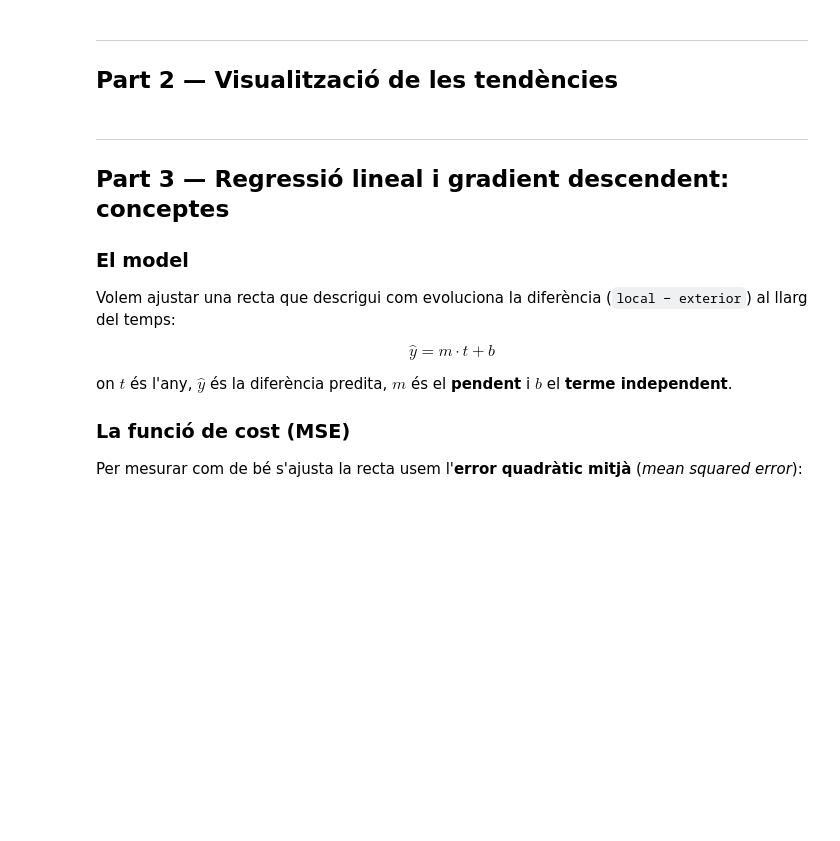
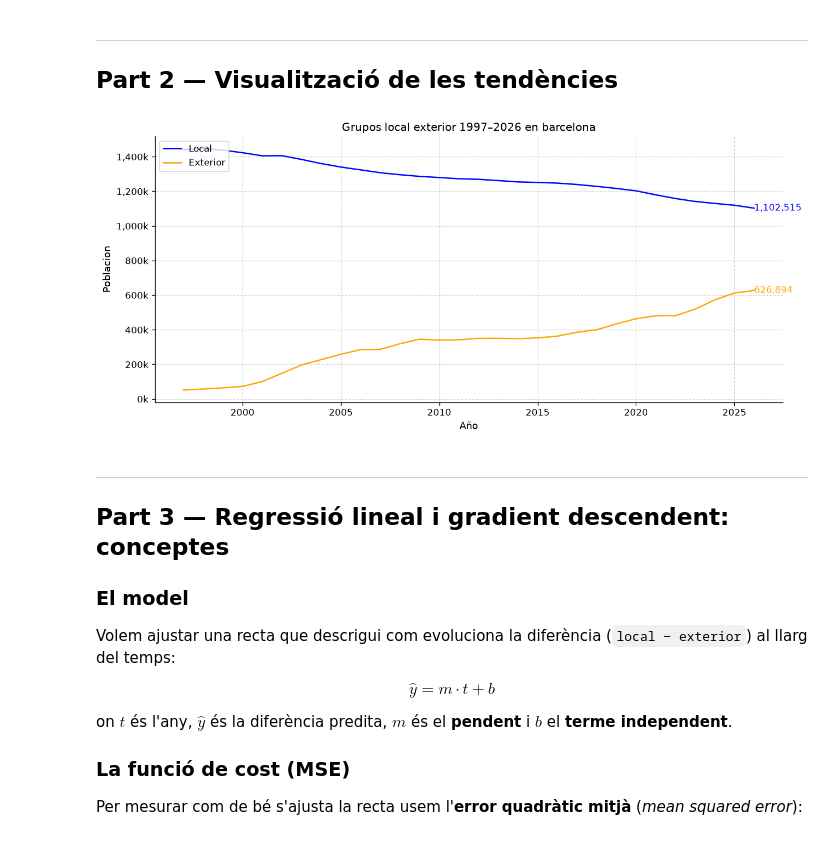
Before and after one commit to KevinBravoLascano/tanoca_p1, a Jupyter notebook: pràctica 1/pra╠Çctica 1/exercici2.ipynb, the cells around one changed output. Cells and saved outputs as stored; diff of their text form; code cells hidden in the pictures; blank space fills up the shorter version.

```diff
--- a/pràctica 1/pra╠Çctica 1/exercici2.ipynb
+++ b/pràctica 1/pra╠Çctica 1/exercici2.ipynb
@@ -94,7 +98,14 @@ igualat.
 #   2. Agrupa per ["Any", "Grup"] i suma Total.
 #   3. Fes un pivot per tenir local i exterior com a columnes.
 #   4. Calcula diferencia = local − exterior.
+serie_anual["Grup"] = np.where(serie_anual["LLOC_NAIX"].isin([1, 2, 3]), "local", "exterior")
+df_comparacio = (
+    serie_anual
+    .groupby(["Any","Grup"], as_index=False)["Total"]
+    .sum()
+    .pivot(index="Any", columns="Grup", values="Total").reset_index()
 
-df_comparacio = ...  # 🔧
-
+)  # 🔧
+df_comparacio["diferencia"] = df_comparacio["local"] - df_comparacio["exterior"]
+print(df_comparacio)
 print(df_comparacio.tail(5).to_string(index=False))
@@ -104,17 +133,35 @@ print(df_comparacio.tail(5).to_string(index=False))
 # %%
 # 🔧 Gràfic de 2 línies: grup "local" i grup "exterior" 1997–2026
 #
 # Requisits:
 #   - Dues línies amb colors diferenciats
 #   - Títol, etiquetes d'eixos i llegenda
 #   - Eix Y en milers (FuncFormatter)
 #   - Anotació del valor final (2026) a la dreta de cada línia
-
+from matplotlib.ticker import FuncFormatter
 fig, ax = plt.subplots(figsize=(11, 5))
 # 🔧 Escriu el codi aquí
+local = df_comparacio["local"]
+exterior= df_comparacio["exterior"]
+ax.plot(df_comparacio["Any"],local, label="Local", color="blue")
+ax.plot(df_comparacio["Any"], exterior, label="Exterior", color="orange")
+
+formatter_milers = FuncFormatter(lambda x, pos: f"{x/1000:,.0f}k")
+ax.yaxis.set_major_formatter(formatter_milers)
+
+plt.text(2026, df_comparacio[df_comparacio["Any"] == 2026]["local"].values[0], f"{df_comparacio[df_comparacio["Any"] == 2026]["local"].values[0]:,.0f}", color="blue", fontsize=10, va="center", ha="left")
+plt.text(2026, df_comparacio[df_comparacio["Any"] == 2026]["exterior"].values[0], f"{df_comparacio[df_comparacio["Any"] == 2026]["exterior"].values[0]:,.0f}", color="orange", fontsize=10, va="center", ha="left")
+
+ax.set_title("Grupos local exterior 1997–2026 en barcelona")
+ax.set_xlabel("Año", fontsize=11)
+ax.set_ylabel("Poblacion", fontsize=11)
+ax.legend(loc="upper left")
+ax.grid(True, linestyle="--", alpha=0.5)
 
 plt.tight_layout()
 plt.show()
+# %% [output]
+[figure, added]
 # %% [markdown]
 ---
 ## Part 3 — Regressió lineal i gradient descendent: conceptes
```
Also changed, not shown: parts of 3 cells of this notebook, 1 other file.
